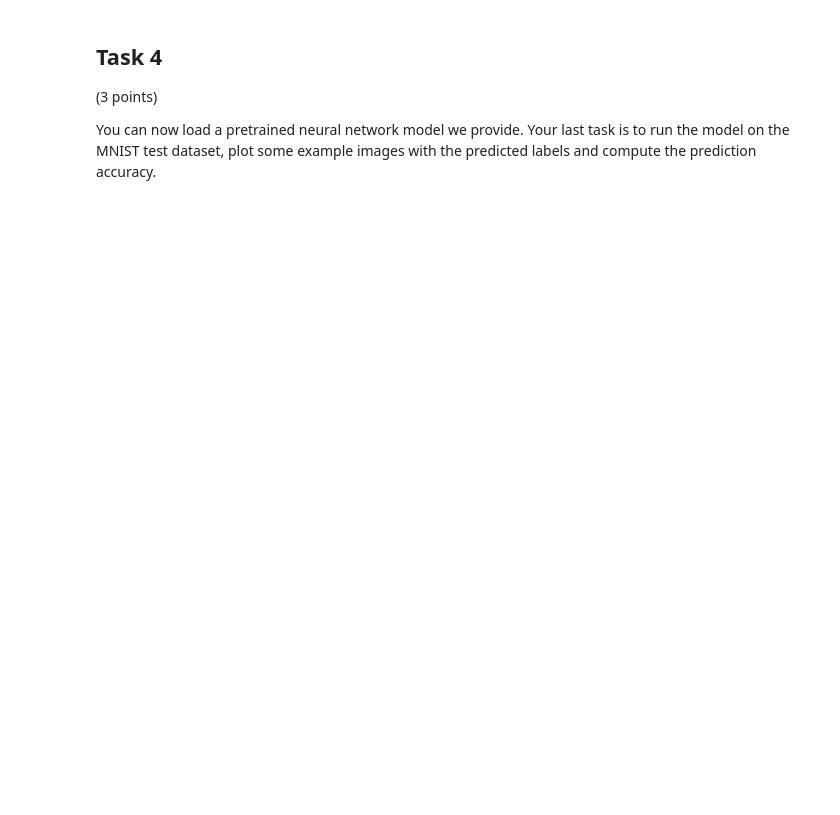
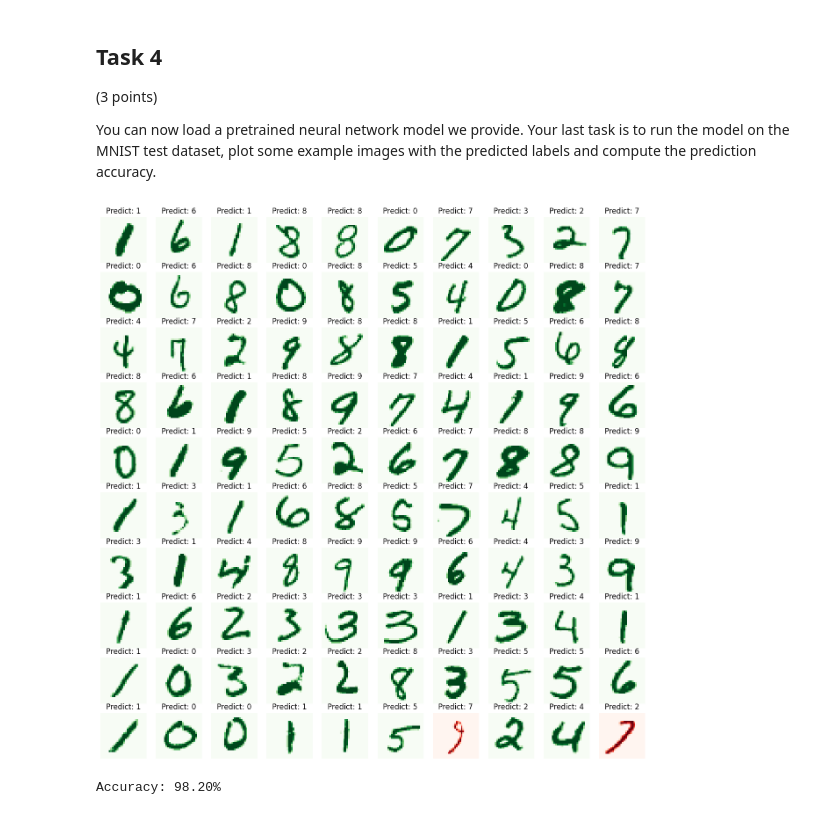
Before and after one commit to vislearn/3dcv-students, a Jupyter notebook: 2.0-tl-pytorch.ipynb, the cells around one changed output. Saved outputs shown, nothing was run; the diff lists cells and outputs as text; code cells hidden in the pictures; blank space fills up the shorter version.

```diff
--- a/2.0-tl-pytorch.ipynb
+++ b/2.0-tl-pytorch.ipynb
@@ -197,7 +231,7 @@ Your last task is to run the model on the MNIST test dataset, plot some example
 # %%
 def validate(model, data_loader):
     # TODO: Create a 10x10 grid of subplots
-
+    fig, axes = plt.subplots(10, 10, figsize=(16, 16))
 
     model.eval()
     correct = 0 # count for correct predictions
@@ -206,53 +240,64 @@ def validate(model, data_loader):
         for i, item in enumerate(data_loader):
             # TODO: unpack item into image and ground truth
             #       and run network on them
-
+            image, label = item
+            probability = model(image)
 
             # TODO: get class with highest probability
-
+            _, predict = torch.max(probability, 1)
 
             # TODO: check if prediction is correct
             #       and add it to correct count
+            if predict == label:
+                correct += 1
 
 
             # plot the first 100 images
             if i < 100:
                 # TODO: compute position of ith image in the grid
-
+                row, col = i // 10, i % 10
 
                 # TODO: convert image tensor to numpy array
                 #       and normalize to [0, 1]
-
+                image_np = image.squeeze().numpy()
+                image_np = (image_np - image_np.min()) / (image_np.max() - image_np.min())
 
                 # TODO: make wrongly predicted images red
-
+                cmap = 'Greens'
+                if predict != label:
+                    cmap='Reds'
+                axes[row, col].imshow(image_np, cmap=cmap)
 
                 # TODO: disable axis and show image
-
+                axes[row, col].axis('off')
 
                 # TODO: show the predicted class next to each image
-
+                axes[row, col].set_title(f'Predict: {predict.item()}')
 
             elif i == 100:
                 plt.show()
 
     # TODO: compute and print the prediction accuracy in percent
-
+    accuracy = 100. * correct / len(data_loader)
+    print(f'Accuracy: {accuracy:.2f}%')
 
 # create a DataLoader using the implemented MNIST dataset class
 data_loader = torch.utils.data.DataLoader(
     MNIST('data/mnist/testing',
     transform=transforms.Compose([
         transforms.ToTensor(),
         transforms.Normalize((0.1307,), (0.3081,))
     ])),
     batch_size=1, shuffle=True)
 
 # create the neural network
 model = Net()
 
 # load the statedict from 'models/mnist/simple_cnn.pt'
 model.load_state_dict(torch.load('models/mnist/simple_cnn.pt'))
 
 # validate the model
 validate(model, data_loader)
+# %% [output]
+[figure, added]
+Accuracy: 98.20%
```
Also changed, not shown: parts of 4 cells of this notebook.
